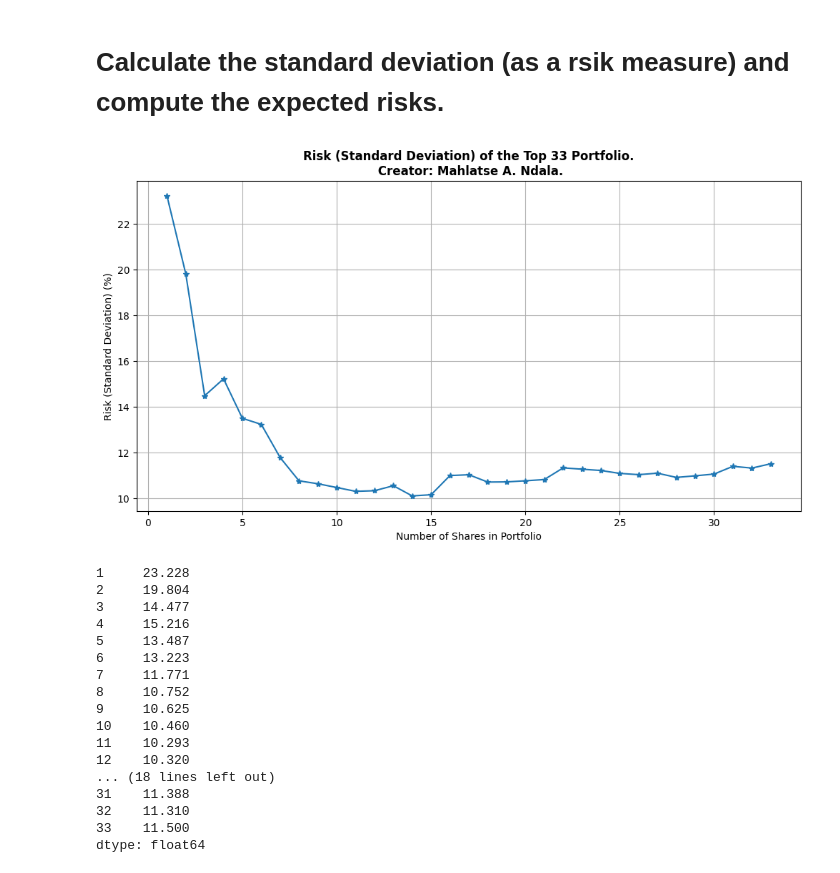
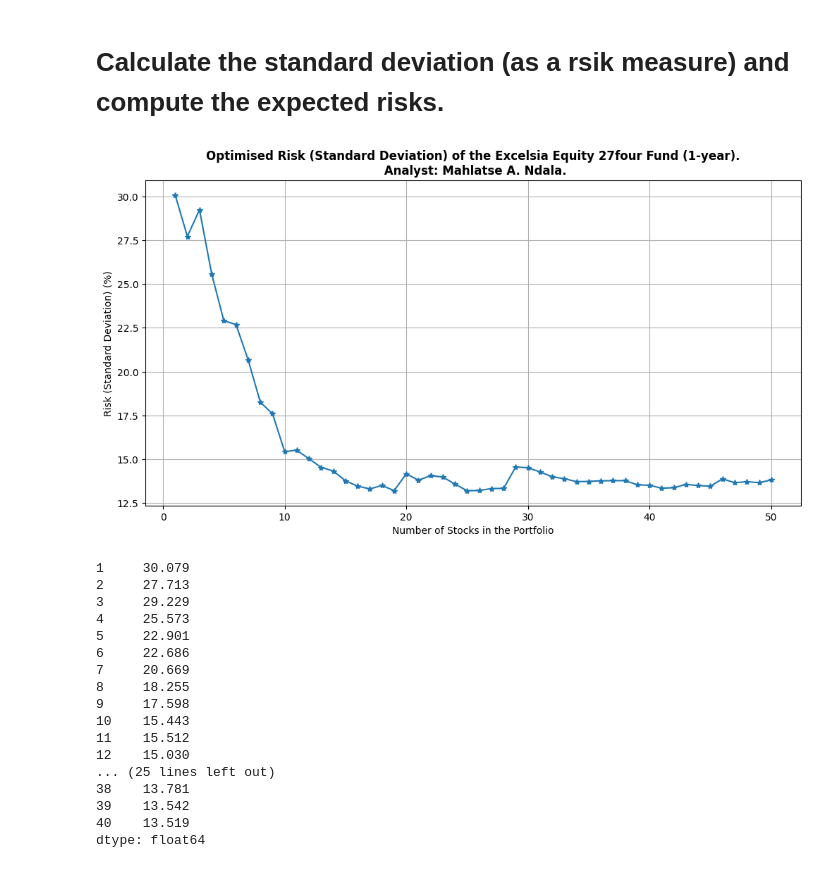
Before and after one commit to alexndala/portfolio-construction, a Jupyter notebook: elbowcurve.ipynb, the cells around one changed output. Saved outputs shown, nothing was run; the diff lists cells and outputs as text; code cells hidden in the pictures.

```diff
--- a/elbowcurve.ipynb
+++ b/elbowcurve.ipynb
@@ -23,7 +23,11 @@ start = '2024-01-01'
 end = '2024-12-31'
 
 # Tickers of assets
-assets = asset_classes = pd.read_csv("assets_sample34.csv").sort_values(by = ["Assets"])
+asset_classes = pd.read_csv("asset_classes52.csv").sort_values(by = ["Assets"])
+
+# first - will the column headers drop the other two columns
+# asset_classes.dropna('industry', inplace = True)
+
 
 assets = list(asset_classes["Assets"])
 
@@ -87,50 +91,50 @@ def calculate_stdev_different_portfolios(data):
         shares_data_subset = Y.iloc[:, :num_shares]
 
         # Create covariance matrix
         cov_mat = shares_data_subset.cov()
 
         # Calculate annual covariance matrix
         cov_mat = cov_mat * 252
 
         # Calculate expected portfolio volatility
         expected_portfolio_variance = weights.T.dot(cov_mat).dot(weights)
         expected_portfolio_std_dev = np.sqrt(expected_portfolio_variance)
 
         # Store in dictionary
         sd[num_shares] = round(expected_portfolio_std_dev * 100, 3)
 
     std_dev_of_different_portfolios = pd.Series(sd)
 
     # Plot standard deviations
     plt.figure(figsize=(12, 6))
     plt.plot(std_dev_of_different_portfolios.index, std_dev_of_different_portfolios.values, marker='*', linestyle='-')
-    plt.title('Risk (Standard Deviation) of the Top 33 Portfolio.\n Creator: Mahlatse A. Ndala.', fontweight='bold')
-    plt.xlabel('Number of Shares in Portfolio')
+    plt.title('Optimised Risk (Standard Deviation) of the Excelsia Equity 27four Fund (1-year).\n Analyst: Mahlatse A. Ndala.', fontweight='bold')
+    plt.xlabel('Number of Stocks in the Portfolio')
     plt.ylabel('Risk (Standard Deviation) (%)')
     plt.grid(True)
     plt.show()
 
     return std_dev_of_different_portfolios[:40]
 
 #checking the elbow curve
 elbow_curve = calculate_stdev_different_portfolios(data)
 elbow_curve
 # %% [output]
-[figure, old version]
+[figure, new version]
-1     23.228
-2     19.804
-3     14.477
-4     15.216
-5     13.487
-6     13.223
-7     11.771
-8     10.752
-9     10.625
-10    10.460
-11    10.293
-12    10.320
-... (18 lines left out)
-31    11.388
-32    11.310
-33    11.500
+1     30.079
+2     27.713
+3     29.229
+4     25.573
+5     22.901
+6     22.686
+7     20.669
+8     18.255
+9     17.598
+10    15.443
+11    15.512
+12    15.030
+... (25 lines left out)
+38    13.781
+39    13.542
+40    13.519
 dtype: float64
```
Also changed, not shown: parts of 3 cells of this notebook.
